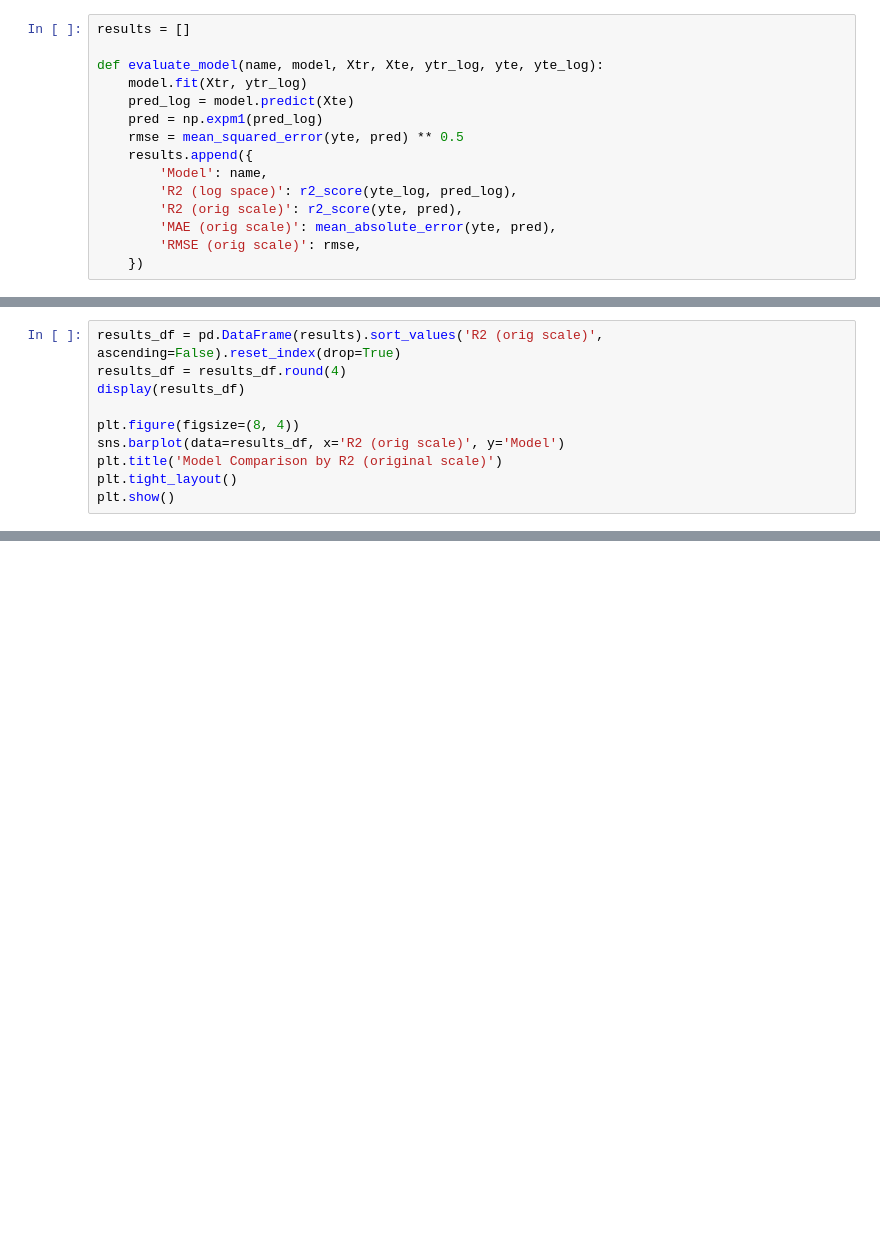
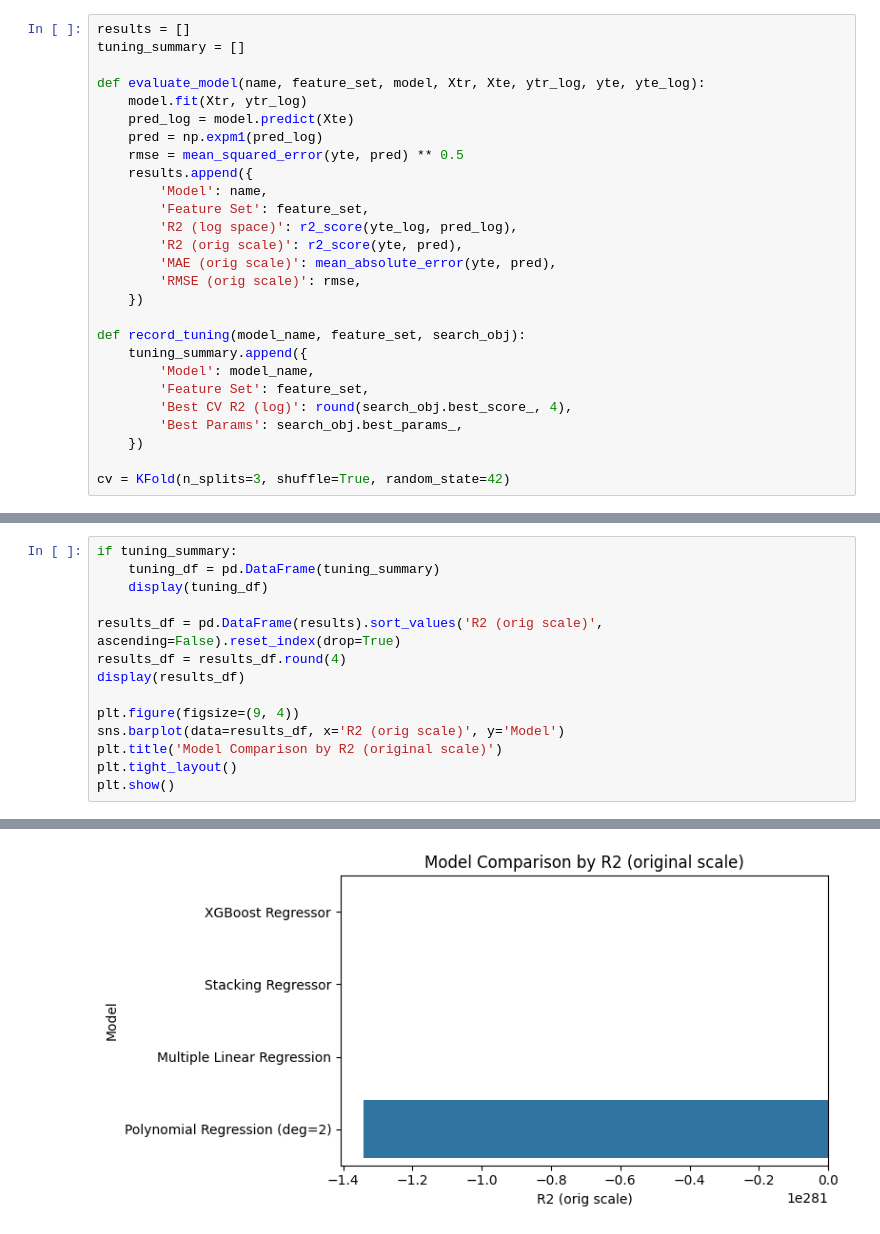
Before and after one commit to Samir-Abdelmoaty/ML_Project, a Jupyter notebook: final_model_training.ipynb, the cells around one changed output, grey strips where cells are left out. Saved outputs shown, nothing was run; the diff lists cells and outputs as text; blank space fills up the shorter version.

```diff
--- a/final_model_training.ipynb
+++ b/final_model_training.ipynb
@@ -71,15 +132,27 @@ Encoded train shape: (9085, 103)
 # %%
 results = []
+tuning_summary = []
 
-def evaluate_model(name, model, Xtr, Xte, ytr_log, yte, yte_log):
+def evaluate_model(name, feature_set, model, Xtr, Xte, ytr_log, yte, yte_log):
     model.fit(Xtr, ytr_log)
     pred_log = model.predict(Xte)
     pred = np.expm1(pred_log)
     rmse = mean_squared_error(yte, pred) ** 0.5
     results.append({
         'Model': name,
+        'Feature Set': feature_set,
         'R2 (log space)': r2_score(yte_log, pred_log),
         'R2 (orig scale)': r2_score(yte, pred),
         'MAE (orig scale)': mean_absolute_error(yte, pred),
         'RMSE (orig scale)': rmse,
     })
+
+def record_tuning(model_name, feature_set, search_obj):
+    tuning_summary.append({
+        'Model': model_name,
+        'Feature Set': feature_set,
+        'Best CV R2 (log)': round(search_obj.best_score_, 4),
+        'Best Params': search_obj.best_params_,
+    })
+
+cv = KFold(n_splits=3, shuffle=True, random_state=42)
@@ -139,10 +317,15 @@ evaluate_model('Stacking Regressor', stack_model, X_train_enc, X_test_enc, y_tra
 # %%
+if tuning_summary:
+    tuning_df = pd.DataFrame(tuning_summary)
+    display(tuning_df)
+
 results_df = pd.DataFrame(results).sort_values('R2 (orig scale)', ascending=False).reset_index(drop=True)
 results_df = results_df.round(4)
 display(results_df)
 
-plt.figure(figsize=(8, 4))
+plt.figure(figsize=(9, 4))
 sns.barplot(data=results_df, x='R2 (orig scale)', y='Model')
 plt.title('Model Comparison by R2 (original scale)')
 plt.tight_layout()
 plt.show()
+# %% [output]
@@ -148,0 +337 @@ plt.show()
+[figure, added]
```
Also changed, not shown: parts of 9 cells of this notebook, 2 other files.
